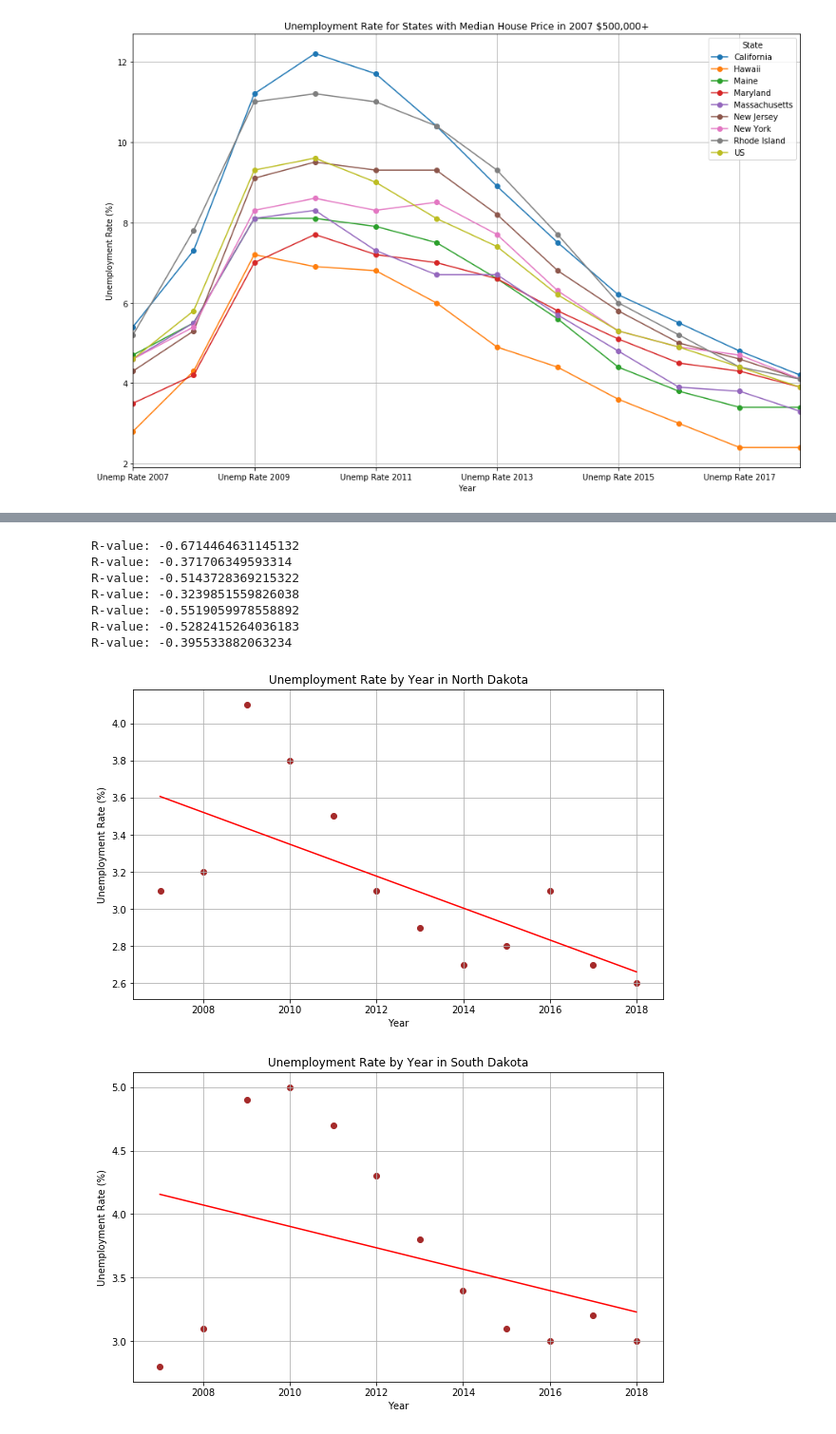
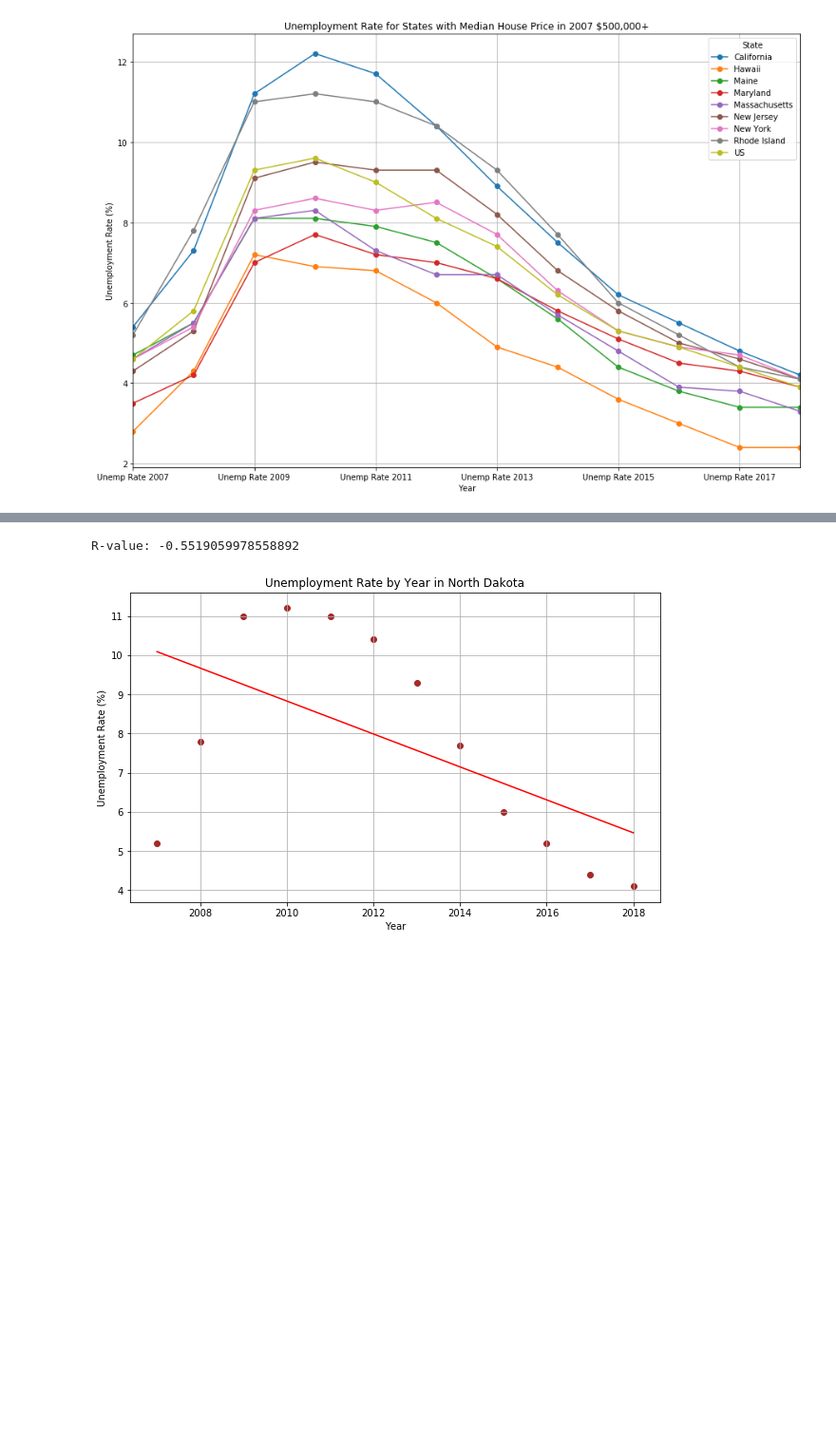
Before and after one commit to shawn-cavalieri/panic_at_the_desktop_project_1, a Jupyter notebook: main_script.ipynb, the cells around one changed output, grey strips where cells are left out. Shown at 95% size. Drawn from its saved outputs; the diff is of its cells as text; code cells hidden in the pictures; blank space fills up the shorter version.

```diff
--- a/main_script.ipynb
+++ b/main_script.ipynb
@@ -260,19 +261,13 @@ R-value: -0.07076914707707549
 # %%
-for x in new_states:
+
     plt.figure(figsize=(10,6))
-    lineregress(years,unemployment_data_by_state[f'{x}']['unemployment_data'])
-    plt.scatter(years,unemployment_data_by_state[f'{x}']['unemployment_data'], c='brown')
+    lineregress(years,unemployment_data_by_state["Rhode Island"]['unemployment_data'])
+    plt.scatter(years,unemployment_data_by_state["Rhode Island"]['unemployment_data'], c='brown')
     plt.title(f"Unemployment Rate by Year in {x}")
     plt.xlabel("Year")
     plt.ylabel("Unemployment Rate (%)")
     plt.grid()
+    plt.savefig(r'unemp_by_year_RI')
 # %% [output]
-R-value: -0.6714464631145132
-R-value: -0.371706349593314
-R-value: -0.5143728369215322
-R-value: -0.3239851559826038
 R-value: -0.5519059978558892
-R-value: -0.5282415264036183
-R-value: -0.395533882063234
-[figure, old version]
+[figure, new version]
-[figure, removed]
```
Also changed, not shown: parts of 13 cells of this notebook.
